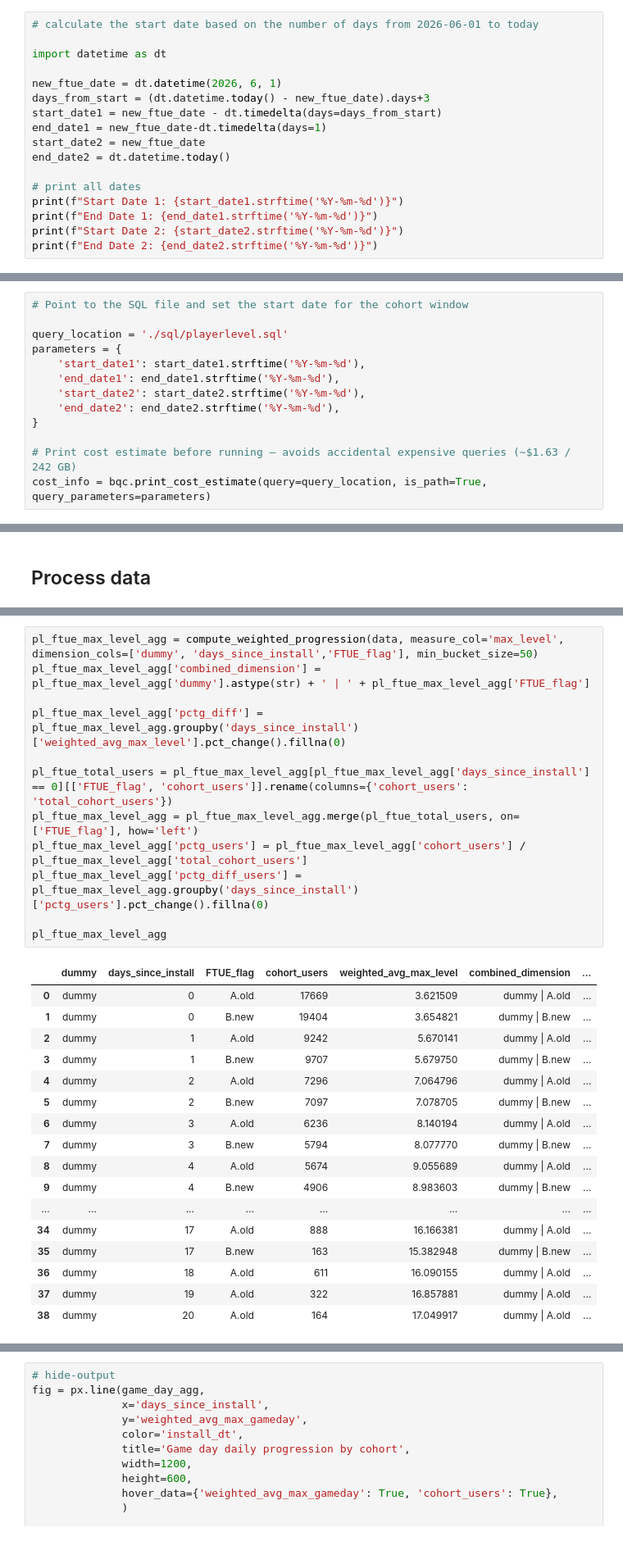
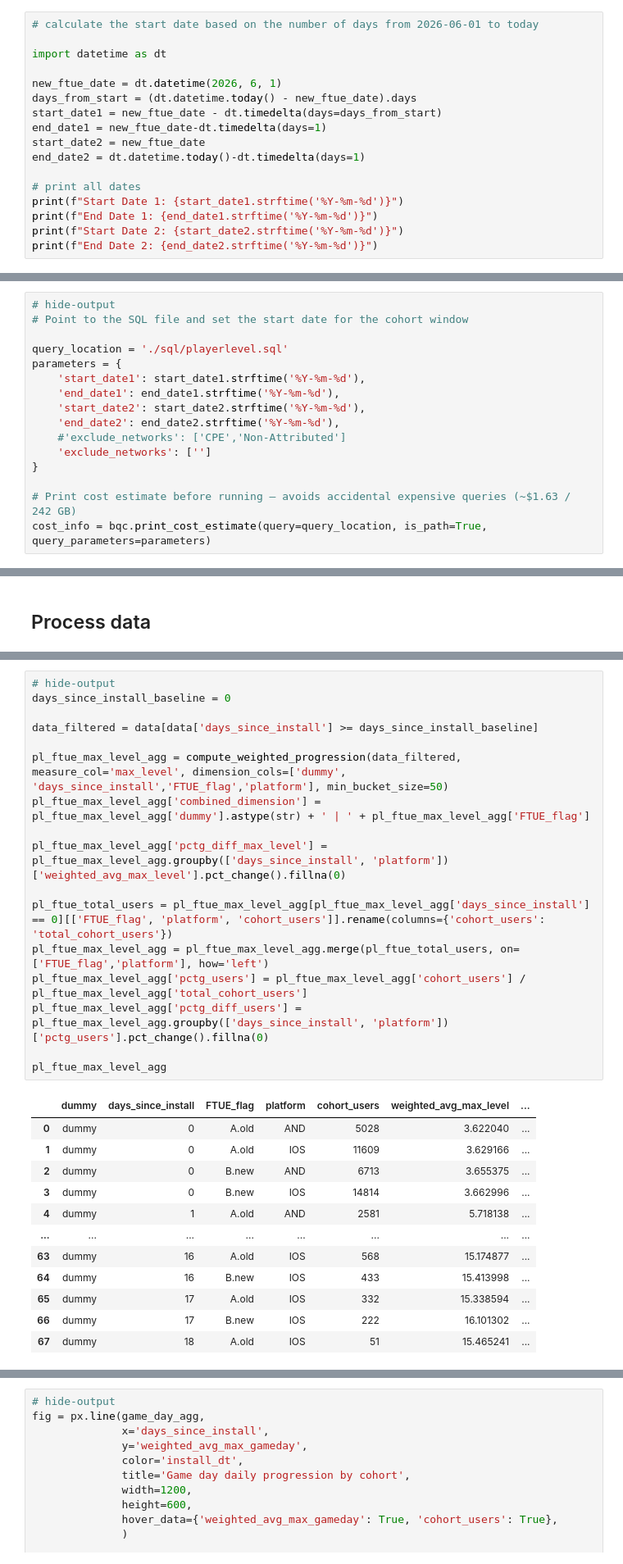
Before and after one commit to ivanaguilar-trailmix/testrepo, a Jupyter notebook: earlyftue/earlyftue.ipynb, the cells around one changed output, grey strips where cells are left out. Shown at 82% size. Cells and saved outputs as stored; diff of their text form.

```diff
--- a/earlyftue/earlyftue.ipynb
+++ b/earlyftue/earlyftue.ipynb
@@ -132,11 +266,11 @@ def add_event_annotations(fig, events_config, x_col='max_level', ftue_col='FTUE_
 import datetime as dt
 
 new_ftue_date = dt.datetime(2026, 6, 1)
-days_from_start = (dt.datetime.today() - new_ftue_date).days+3
+days_from_start = (dt.datetime.today() - new_ftue_date).days
 start_date1 = new_ftue_date - dt.timedelta(days=days_from_start)
 end_date1 = new_ftue_date-dt.timedelta(days=1)
 start_date2 = new_ftue_date
-end_date2 = dt.datetime.today()
+end_date2 = dt.datetime.today()-dt.timedelta(days=1)
 
 # print all dates
 print(f"Start Date 1: {start_date1.strftime('%Y-%m-%d')}")
@@ -152,5 +287,6 @@ End Date 2: 2026-06-22
 refresh_data = True
 # %%
+# hide-output
 # Point to the SQL file and set the start date for the cohort window
 
 query_location = './sql/playerlevel.sql'
@@ -159,6 +295,8 @@ parameters = {
     'end_date1': end_date1.strftime('%Y-%m-%d'),
     'start_date2': start_date2.strftime('%Y-%m-%d'),
     'end_date2': end_date2.strftime('%Y-%m-%d'),
+    #'exclude_networks': ['CPE','Non-Attributed']
+    'exclude_networks': ['']
 }
 
 # Print cost estimate before running — avoids accidental expensive queries (~$1.63 / 242 GB)
@@ -380,32 +908,32 @@ test
 
 For each install cohort, tracks the **weighted average max level** reached as a function of days since install. Weighted average is used to account for varying player counts across level buckets. The percentage-change chart below highlights where the steepest level gains occur in the early-day window.
 # %%
-pl_ftue_max_level_agg = compute_weighted_progression(data, measure_col='max_level', dimension_cols=['dummy', 'days_since_install','FTUE_flag'], min_bucket_size=50)
+# hide-output
+days_since_install_baseline = 0
+
+data_filtered = data[data['days_since_install'] >= days_since_install_baseline]
+
+pl_ftue_max_level_agg = compute_weighted_progression(data_filtered, measure_col='max_level', dimension_cols=['dummy', 'days_since_install','FTUE_flag','platform'], min_bucket_size=50)
 pl_ftue_max_level_agg['combined_dimension'] = pl_ftue_max_level_agg['dummy'].astype(str) + ' | ' + pl_ftue_max_level_agg['FTUE_flag']
 
-pl_ftue_max_level_agg['pctg_diff'] = pl_ftue_max_level_agg.groupby('days_since_install')['weighted_avg_max_level'].pct_change().fillna(0)
+pl_ftue_max_level_agg['pctg_diff_max_level'] = pl_ftue_max_level_agg.groupby(['days_since_install', 'platform'])['weighted_avg_max_level'].pct_change().fillna(0)
 
-pl_ftue_total_users = pl_ftue_max_level_agg[pl_ftue_max_level_agg['days_since_install'] == 0][['FTUE_flag', 'cohort_users']].rename(columns={'cohort_users': 'total_cohort_users'})
-pl_ftue_max_level_agg = pl_ftue_max_level_agg.merge(pl_ftue_total_users, on=['FTUE_flag'], how='left')
+pl_ftue_total_users = pl_ftue_max_level_agg[pl_ftue_max_level_agg['days_since_install'] == 0][['FTUE_flag', 'platform', 'cohort_users']].rename(columns={'cohort_users': 'total_cohort_users'})
+pl_ftue_max_level_agg = pl_ftue_max_level_agg.merge(pl_ftue_total_users, on=['FTUE_flag','platform'], how='left')
 pl_ftue_max_level_agg['pctg_users'] = pl_ftue_max_level_agg['cohort_users'] / pl_ftue_max_level_agg['total_cohort_users']
-pl_ftue_max_level_agg['pctg_diff_users'] = pl_ftue_max_level_agg.groupby('days_since_install')['pctg_users'].pct_change().fillna(0)
+pl_ftue_max_level_agg['pctg_diff_users'] = pl_ftue_max_level_agg.groupby(['days_since_install', 'platform'])['pctg_users'].pct_change().fillna(0)
 
 pl_ftue_max_level_agg
 # %% [output]
-|  | dummy | days_since_install | FTUE_flag | cohort_users | weighted_avg_max_level | combined_dimension | ... |
-| 0 | dummy | 0 | A.old | 17669 | 3.621509 | dummy | A.old | ... |
-| 1 | dummy | 0 | B.new | 19404 | 3.654821 | dummy | B.new | ... |
-| 2 | dummy | 1 | A.old | 9242 | 5.670141 | dummy | A.old | ... |
-| 3 | dummy | 1 | B.new | 9707 | 5.679750 | dummy | B.new | ... |
-| 4 | dummy | 2 | A.old | 7296 | 7.064796 | dummy | A.old | ... |
-| 5 | dummy | 2 | B.new | 7097 | 7.078705 | dummy | B.new | ... |
-| 6 | dummy | 3 | A.old | 6236 | 8.140194 | dummy | A.old | ... |
-| 7 | dummy | 3 | B.new | 5794 | 8.077770 | dummy | B.new | ... |
-| 8 | dummy | 4 | A.old | 5674 | 9.055689 | dummy | A.old | ... |
-| 9 | dummy | 4 | B.new | 4906 | 8.983603 | dummy | B.new | ... |
+|  | dummy | days_since_install | FTUE_flag | platform | cohort_users | weighted_avg_max_level | ... |
+| 0 | dummy | 0 | A.old | AND | 5028 | 3.622040 | ... |
+| 1 | dummy | 0 | A.old | IOS | 11609 | 3.629166 | ... |
+| 2 | dummy | 0 | B.new | AND | 6713 | 3.655375 | ... |
+| 3 | dummy | 0 | B.new | IOS | 14814 | 3.662996 | ... |
+| 4 | dummy | 1 | A.old | AND | 2581 | 5.718138 | ... |
 | ... | ... | ... | ... | ... | ... | ... | ... |
-| 34 | dummy | 17 | A.old | 888 | 16.166381 | dummy | A.old | ... |
-| 35 | dummy | 17 | B.new | 163 | 15.382948 | dummy | B.new | ... |
-| 36 | dummy | 18 | A.old | 611 | 16.090155 | dummy | A.old | ... |
-| 37 | dummy | 19 | A.old | 322 | 16.857881 | dummy | A.old | ... |
-| 38 | dummy | 20 | A.old | 164 | 17.049917 | dummy | A.old | ... |
+| 63 | dummy | 16 | A.old | IOS | 568 | 15.174877 | ... |
+| 64 | dummy | 16 | B.new | IOS | 433 | 15.413998 | ... |
+| 65 | dummy | 17 | A.old | IOS | 332 | 15.338594 | ... |
+| 66 | dummy | 17 | B.new | IOS | 222 | 16.101302 | ... |
+| 67 | dummy | 18 | A.old | IOS | 51 | 15.465241 | ... |
```
Also changed, not shown: parts of 63 cells of this notebook, 4 other files.
